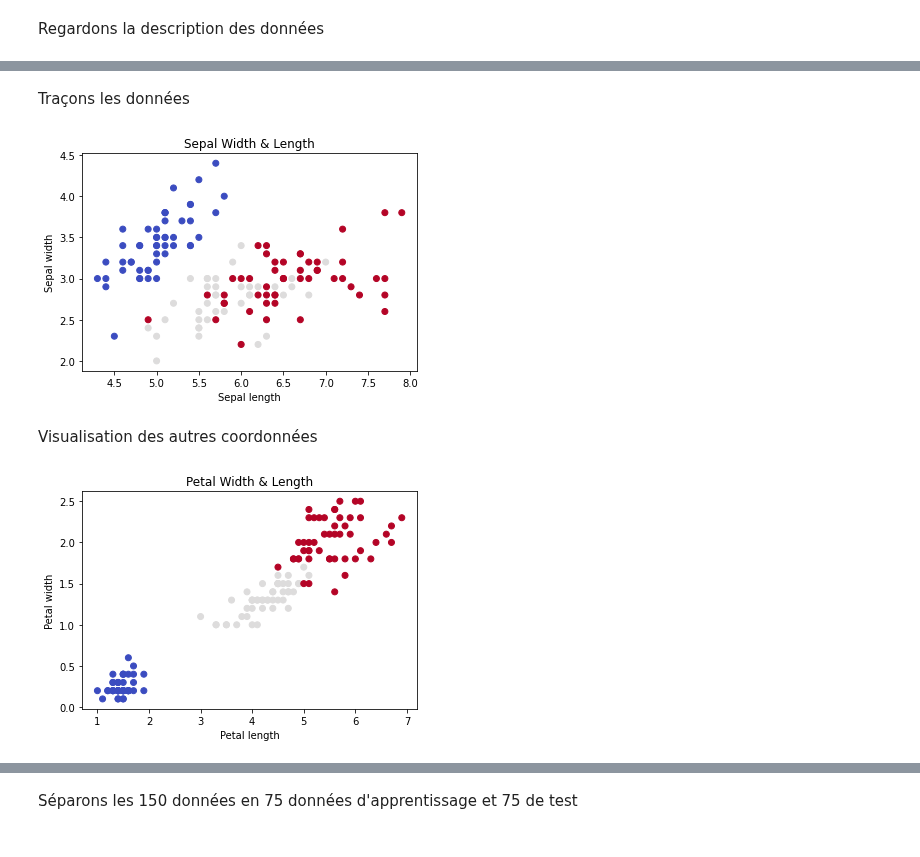
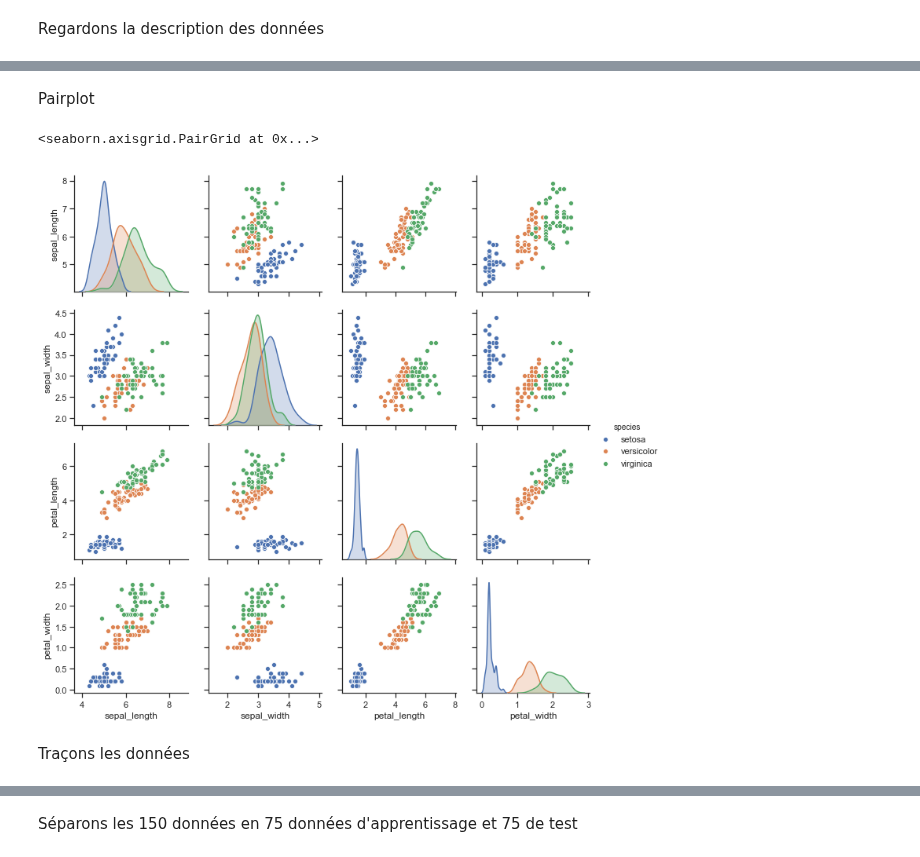
Before and after one commit to dbetteb/early-ML, a Jupyter notebook: 04_SUPPORT_VECTOR_MACHINES/SVM.ipynb, the cells around one changed output, grey strips where cells are left out. Cells and saved outputs as stored; diff of their text form; code cells hidden in the pictures.

```diff
--- a/04_SUPPORT_VECTOR_MACHINES/SVM.ipynb
+++ b/04_SUPPORT_VECTOR_MACHINES/SVM.ipynb
@@ -26,2 +29,4 @@ iris = datasets.load_iris()
+# %%
+iris = sns.load_dataset('iris')
 # %% [markdown]
 Regardons la description des données
@@ -56,2 +69,9 @@ y=iris.target
+# %% [markdown]
+Pairplot
+# %%
+sns.pairplot(iris, hue="species")
+# %% [output]
+<seaborn.axisgrid.PairGrid at 0x...>
+[figure, added]
 # %% [markdown]
 Traçons les données
@@ -60,18 +77,0 @@ import matplotlib.pyplot as plt
-# %%
-plt.scatter(X[:, 0], X[:, 1], c=y, cmap=plt.cm.coolwarm)
-plt.xlabel('Sepal length')
-plt.ylabel('Sepal width')
-plt.title('Sepal Width & Length')
-plt.show()
-# %% [output]
-[figure, removed]
-# %% [markdown]
-Visualisation des autres coordonnées
-# %%
-plt.scatter(X[:, 2], X[:, 3], c=y, cmap=plt.cm.coolwarm)
-plt.xlabel('Petal length')
-plt.ylabel('Petal width')
-plt.title('Petal Width & Length')
-plt.show()
-# %% [output]
-[figure, removed]
```
Also changed, not shown: parts of 32 cells of this notebook.
